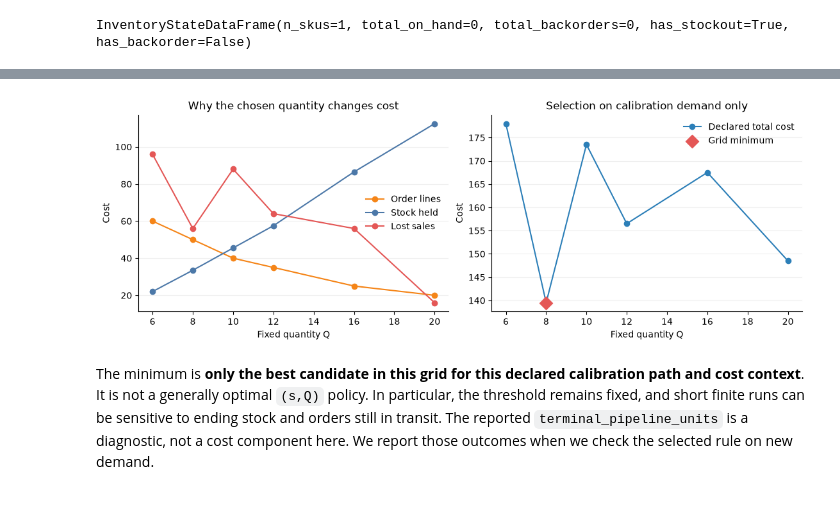
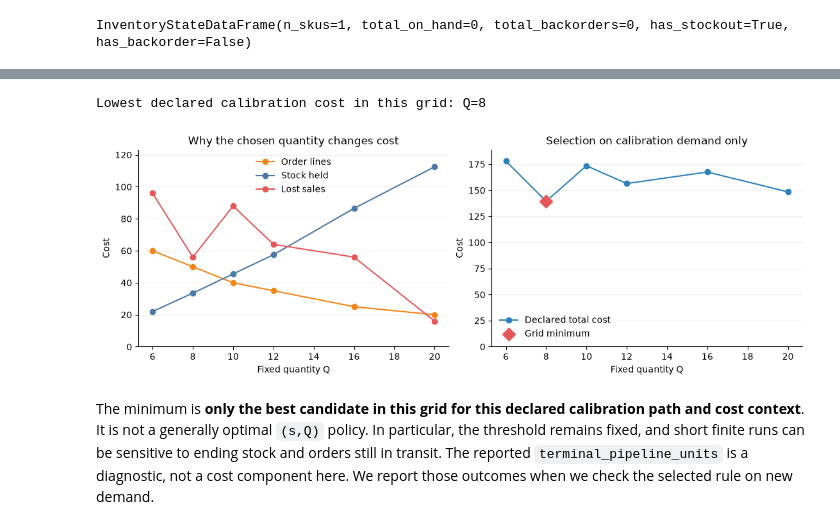
Before and after one commit to FilTheo/stockcast, a Jupyter notebook: examples/notebooks/05_custom_policies.ipynb, the cells around one changed output, grey strips where cells are left out. Saved outputs shown, nothing was run; the diff lists cells and outputs as text; code cells hidden in the pictures.

```diff
--- a/examples/notebooks/05_custom_policies.ipynb
+++ b/examples/notebooks/05_custom_policies.ipynb
@@ -128,9 +134,6 @@ ReorderWhenBelowPolicy    True                6.0            10.0 declared_scena
 # %%
 # Opening stock equals the threshold, making the first decision easy to inspect.
-opening_stock = pd.DataFrame({
-    'unique_id': [sku],
-    'observed_on_hand': [6.0],
-})
+opening_stock = pd.DataFrame({"unique_id": [sku], "observed_on_hand": [6.0]})
 opening_stock
 # %% [output]
 |  | unique_id | observed_on_hand |
@@ -499,27 +532,58 @@ Lowest declared calibration cost in this grid: Q=8
+# %%
+# Choose only within the displayed grid; ties go to the smaller Q.
+selected_quantity = candidate_quantities[calibration_scores["total_cost"].argmin()]
+print(f"Lowest declared calibration cost in this grid: Q={selected_quantity}")
+# %% [output]
+Lowest declared calibration cost in this grid: Q=8
 # %%
-fig, axes = plt.subplots(1, 2, figsize=(11, 3.8), layout='constrained')
-for column, label, color in [
-    ('ordering_cost', 'Order lines', '#F58518'),
-    ('holding_cost', 'Stock held', '#4C78A8'),
-    ('shortage_cost', 'Lost sales', '#E45756'),
-]:
-    axes[0].plot(calibration_scores.Q, calibration_scores[column], marker='o',
-                 label=label, color=color)
-axes[0].set(title='Why the chosen quantity changes cost', xlabel='Fixed quantity Q', ylabel='Cost')
+COST_COLORS = {
+    "ordering_cost": ("Order lines", ORDER_COLOR),
+    "holding_cost": ("Stock held", DEMAND_COLOR),
+    "shortage_cost": ("Lost sales", THRESHOLD_COLOR),
+}
+fig, axes = plt.subplots(1, 2, figsize=(11, 3.8), layout="constrained")
+for column, (label, color) in COST_COLORS.items():
+    axes[0].plot(
+        candidate_quantities,
+        calibration_scores[column],
+        marker="o",
+        label=label,
+        color=color,
+    )
+axes[0].set(
+    title="Why the chosen quantity changes cost",
+    xlabel="Fixed quantity Q",
+    ylabel="Cost",
+)
 axes[0].legend(frameon=False)
-axes[1].plot(calibration_scores.Q, calibration_scores.total_cost,
-             marker='o', color='#2C7FB8', label='Declared total cost')
-chosen = calibration_scores.loc[calibration_scores.Q.eq(selected_quantity)].iloc[0]
-axes[1].scatter([chosen.Q], [chosen.total_cost], s=105, marker='D',
-                color='#E45756', zorder=3, label='Grid minimum')
-axes[1].set(title='Selection on calibration demand only', xlabel='Fixed quantity Q', ylabel='Cost')
+
+axes[1].plot(
+    candidate_quantities,
+    calibration_scores["total_cost"],
+    marker="o",
+    color=STOCK_COLOR,
+    label="Declared total cost",
+)
+axes[1].scatter(
+    [selected_quantity],
+    [calibration_scores.loc[f"Q={selected_quantity}", "total_cost"]],
+    s=105,
+    marker="D",
+    color=THRESHOLD_COLOR,
+    zorder=3,
+    label="Grid minimum",
+)
+axes[1].set(
+    title="Selection on calibration demand only",
+    xlabel="Fixed quantity Q",
+    ylabel="Cost",
+)
 axes[1].legend(frameon=False)
 for ax in axes:
-    ax.grid(axis='y', alpha=0.2)
-    ax.spines[['top', 'right']].set_visible(False)
+    style_axis(ax)
 plt.show()
 # %% [output]
-[figure, old version]
+[figure, new version]
 # %% [markdown]
 The minimum is **only the best candidate in this grid for this declared calibration path and cost context**. It is not a generally optimal `(s,Q)` policy. In particular, the threshold remains fixed, and short finite runs can be sensitive to ending stock and orders still in transit. The reported `terminal_pipeline_units` is a diagnostic, not a cost component here. We report those outcomes when we check the selected rule on new demand.
 # %% [markdown]
```
Also changed, not shown: parts of 37 cells of this notebook.
